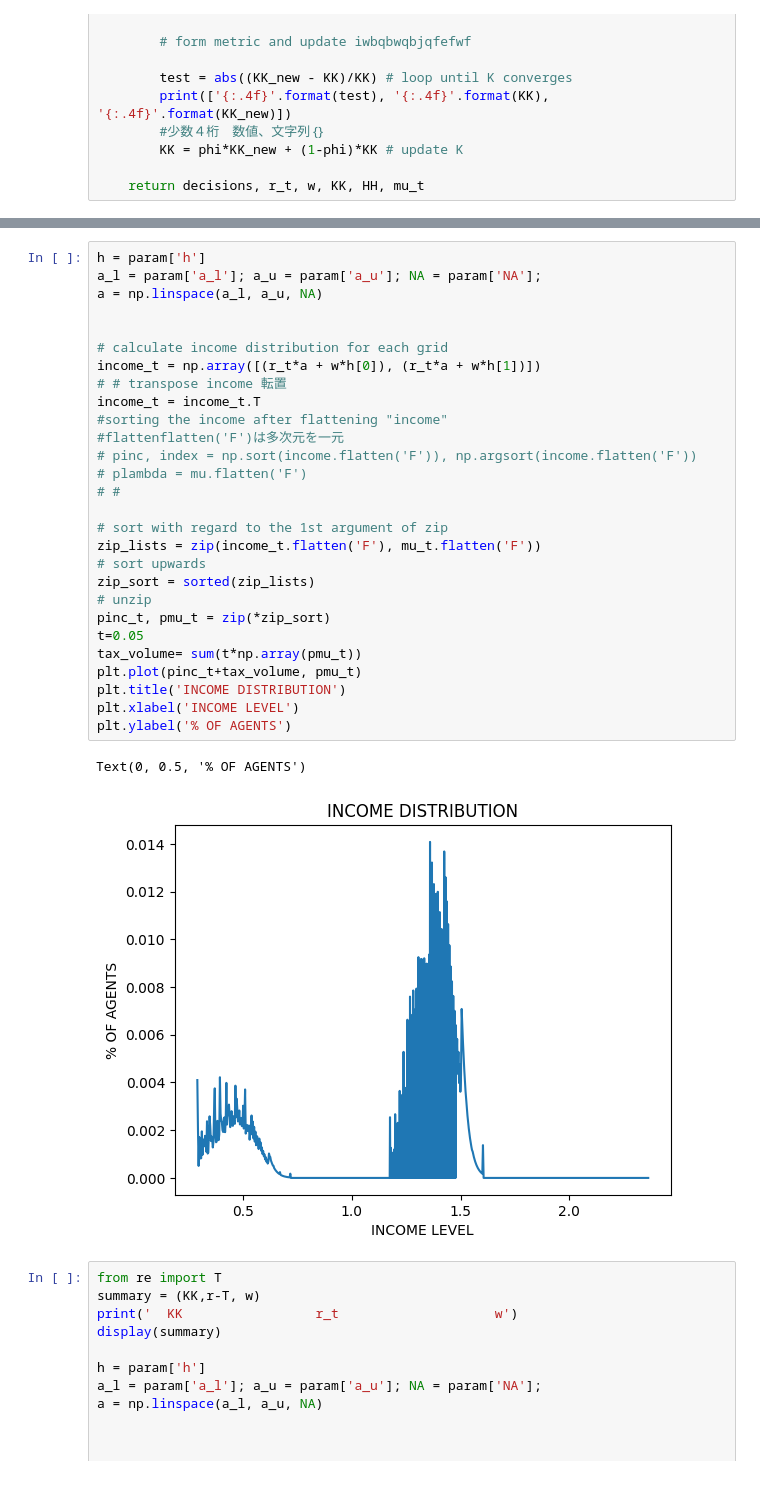
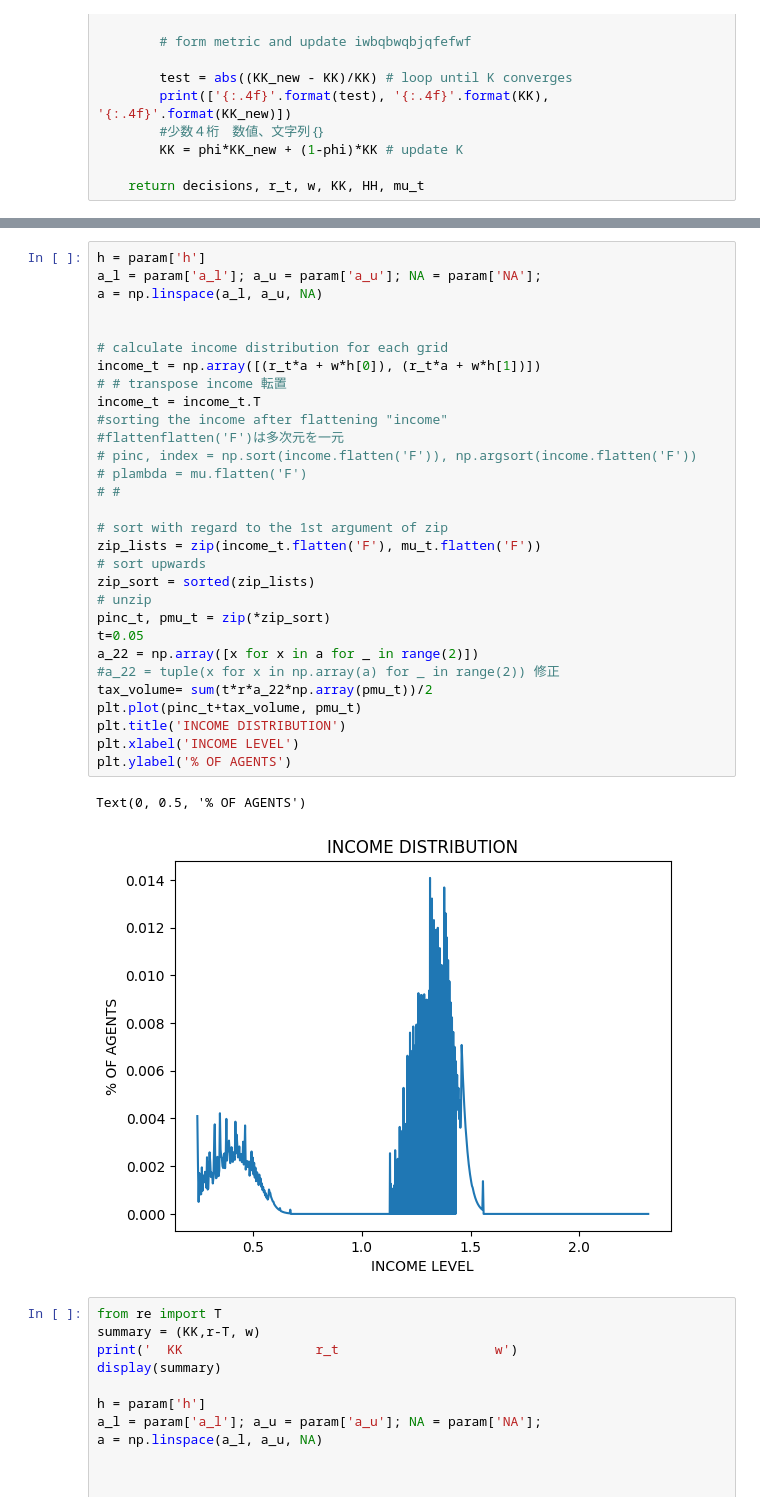
Before and after one commit to TomoharuKurosu/TomoharuKurosu, a Jupyter notebook: TomoharuKurosu_22107627_final.ipynb, the cells around one changed output, grey strips where cells are left out. Drawn from its saved outputs; the diff is of its cells as text.

```diff
--- a/TomoharuKurosu_22107627_final.ipynb
+++ b/TomoharuKurosu_22107627_final.ipynb
@@ -581,34 +581,36 @@ ITERATING ON KK
 # %%
 h = param['h']
 a_l = param['a_l']; a_u = param['a_u']; NA = param['NA'];
 a = np.linspace(a_l, a_u, NA)
 
 
 # calculate income distribution for each grid
 income_t = np.array([(r_t*a + w*h[0]), (r_t*a + w*h[1])])
 # # transpose income 転置
 income_t = income_t.T
 #sorting the income after flattening "income"
 #flattenflatten('F')は多次元を一元
 # pinc, index = np.sort(income.flatten('F')), np.argsort(income.flatten('F'))
 # plambda = mu.flatten('F')
 # #
 
 # sort with regard to the 1st argument of zip
 zip_lists = zip(income_t.flatten('F'), mu_t.flatten('F'))
 # sort upwards
 zip_sort = sorted(zip_lists)
 # unzip
 pinc_t, pmu_t = zip(*zip_sort)
 t=0.05
-tax_volume= sum(t*np.array(pmu_t))
+a_22 = np.array([x for x in a for _ in range(2)])
+#a_22 = tuple(x for x in np.array(a) for _ in range(2)) 修正
+tax_volume= sum(t*r*a_22*np.array(pmu_t))/2
 plt.plot(pinc_t+tax_volume, pmu_t)
 plt.title('INCOME DISTRIBUTION')
 plt.xlabel('INCOME LEVEL')
 plt.ylabel('% OF AGENTS')
 # %% [output]
 Text(0, 0.5, '% OF AGENTS')
-[figure, old version]
+[figure, new version]
 # %%
 from re import T
 summary = (KK,r-T, w)
```
Also changed, not shown: parts of 2 cells of this notebook.
